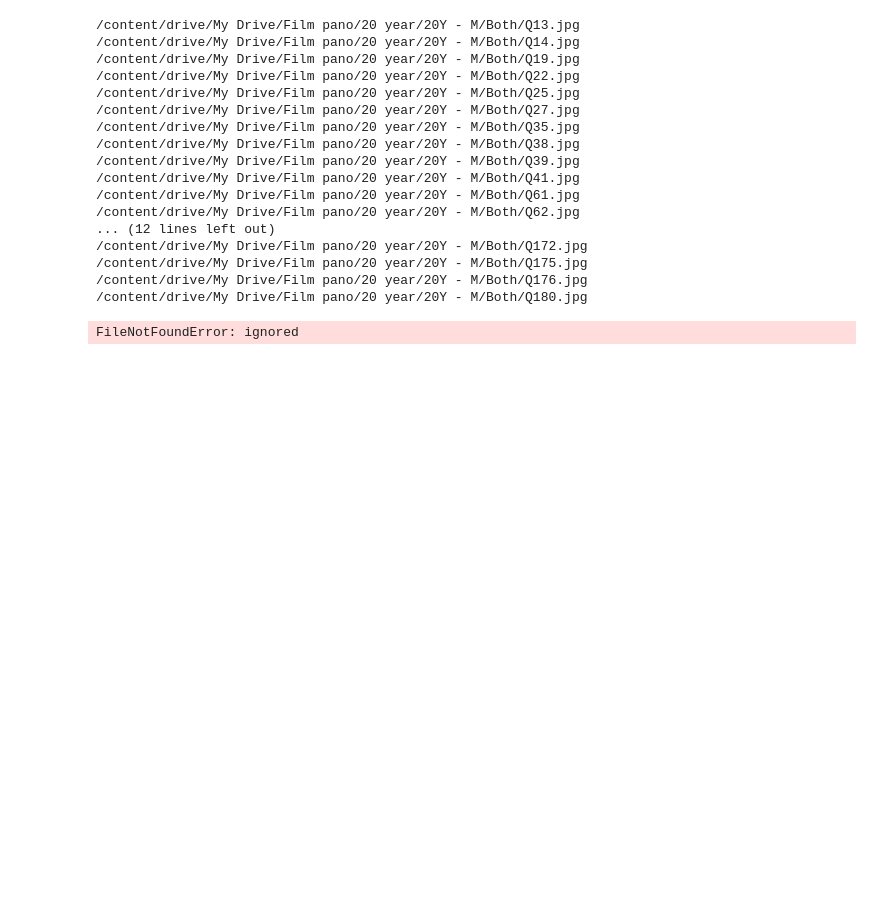
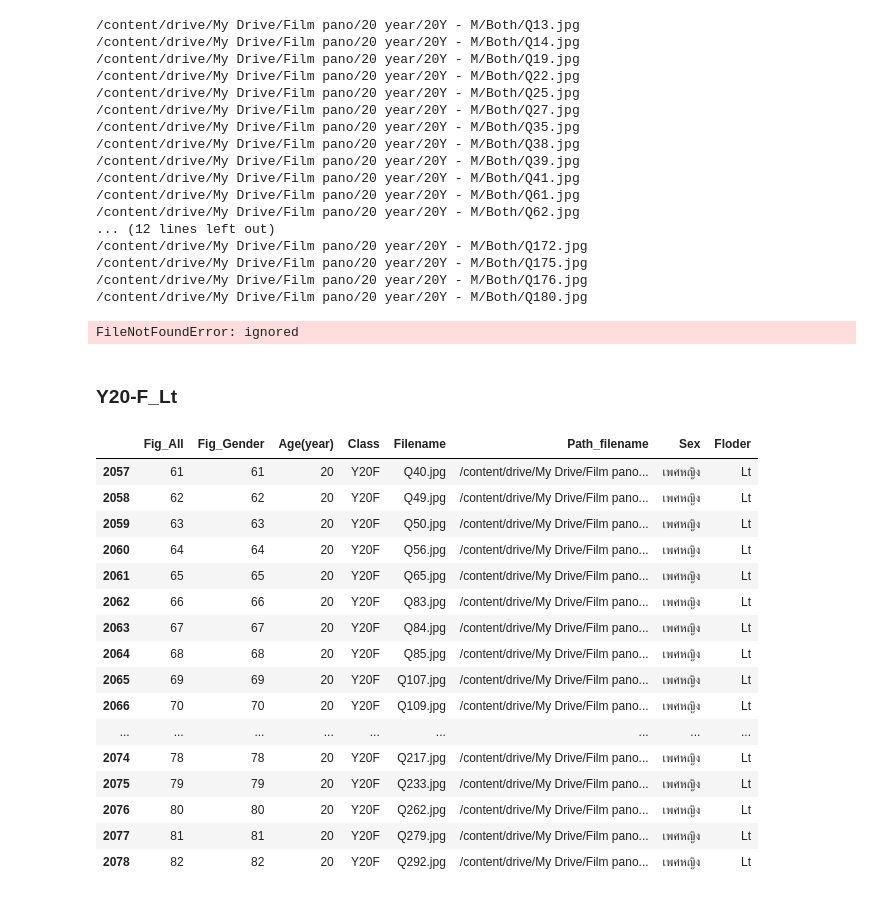
Before and after one commit to Wanita-8943/efficientnet_keras_transfer_learning, a Jupyter notebook: ตัดรูป.ipynb, the cells around one changed output. Cells and saved outputs as stored; diff of their text form; code cells hidden in the pictures; blank space fills up the shorter version.

```diff
--- a/ตัดรูป.ipynb
+++ b/ตัดรูป.ipynb
@@ -3824,3 +4182,26 @@ for i in path:
 /content/drive/My Drive/Film pano/20 year/20Y - M/Both/Q176.jpg
 /content/drive/My Drive/Film pano/20 year/20Y - M/Both/Q180.jpg
 FileNotFoundError: ignored
+# %% [markdown]
+### Y20-F_Lt
+# %%
+Y20F_2= df[(df['Class'] == 'Y20F')&(df['Floder']=='Lt')]#หญิง
+Y20F_2
+# %% [output]
+|  | Fig_All | Fig_Gender | Age(year) | Class | Filename | Path_filename | Sex | Floder |
+| 2057 | 61 | 61 | 20 | Y20F | Q40.jpg | /content/drive/My Drive/Film pano... | เพศหญิง | Lt |
+| 2058 | 62 | 62 | 20 | Y20F | Q49.jpg | /content/drive/My Drive/Film pano... | เพศหญิง | Lt |
+| 2059 | 63 | 63 | 20 | Y20F | Q50.jpg | /content/drive/My Drive/Film pano... | เพศหญิง | Lt |
+| 2060 | 64 | 64 | 20 | Y20F | Q56.jpg | /content/drive/My Drive/Film pano... | เพศหญิง | Lt |
+| 2061 | 65 | 65 | 20 | Y20F | Q65.jpg | /content/drive/My Drive/Film pano... | เพศหญิง | Lt |
+| 2062 | 66 | 66 | 20 | Y20F | Q83.jpg | /content/drive/My Drive/Film pano... | เพศหญิง | Lt |
+| 2063 | 67 | 67 | 20 | Y20F | Q84.jpg | /content/drive/My Drive/Film pano... | เพศหญิง | Lt |
+| 2064 | 68 | 68 | 20 | Y20F | Q85.jpg | /content/drive/My Drive/Film pano... | เพศหญิง | Lt |
+| 2065 | 69 | 69 | 20 | Y20F | Q107.jpg | /content/drive/My Drive/Film pano... | เพศหญิง | Lt |
+| 2066 | 70 | 70 | 20 | Y20F | Q109.jpg | /content/drive/My Drive/Film pano... | เพศหญิง | Lt |
+| ... | ... | ... | ... | ... | ... | ... | ... | ... |
+| 2074 | 78 | 78 | 20 | Y20F | Q217.jpg | /content/drive/My Drive/Film pano... | เพศหญิง | Lt |
+| 2075 | 79 | 79 | 20 | Y20F | Q233.jpg | /content/drive/My Drive/Film pano... | เพศหญิง | Lt |
+| 2076 | 80 | 80 | 20 | Y20F | Q262.jpg | /content/drive/My Drive/Film pano... | เพศหญิง | Lt |
+| 2077 | 81 | 81 | 20 | Y20F | Q279.jpg | /content/drive/My Drive/Film pano... | เพศหญิง | Lt |
+| 2078 | 82 | 82 | 20 | Y20F | Q292.jpg | /content/drive/My Drive/Film pano... | เพศหญิง | Lt |
```
Also changed, not shown: parts of 133 cells of this notebook.
